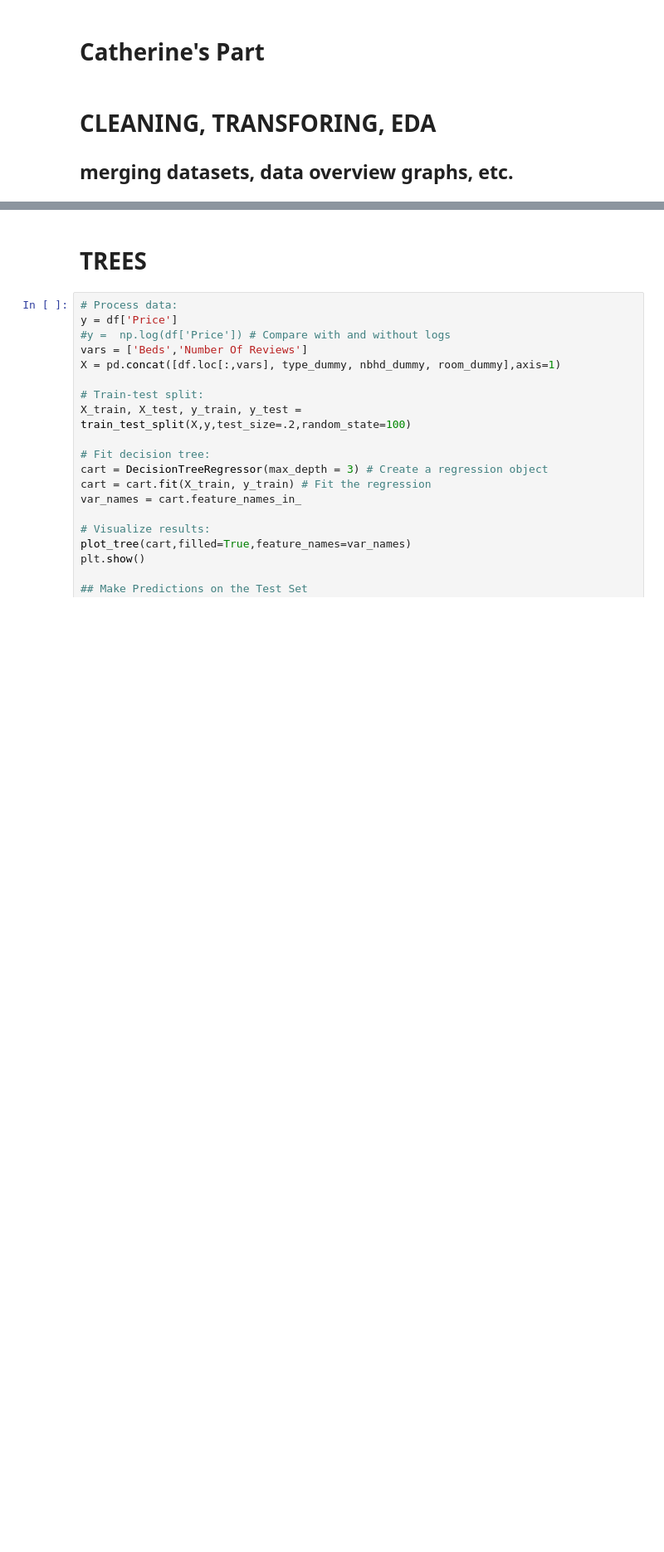
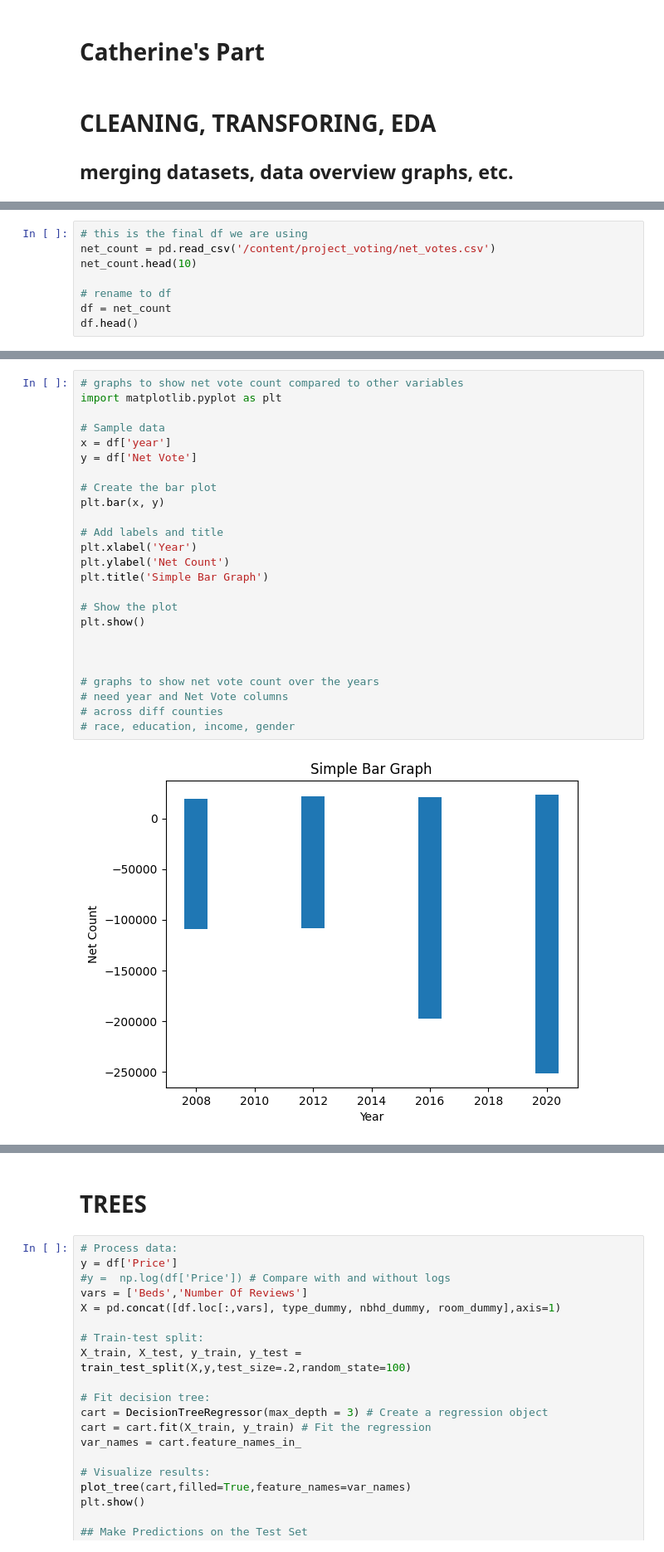
Before and after one commit to Catherine-Nguyen88/project_voting, a Jupyter notebook: Voting_Catherine's_Part.ipynb, the cells around one changed output, grey strips where cells are left out. Shown at 83% size. Cells and saved outputs as stored; diff of their text form; blank space fills up the shorter version.

```diff
--- a/Voting_Catherine's_Part.ipynb
+++ b/Voting_Catherine's_Part.ipynb
@@ -501,0 +68,8 @@ df['net_vote_count'] = df[Total Republican] = df[Total Democrat]
+# %%
+# this is the final df we are using
+net_count = pd.read_csv('/content/project_voting/net_votes.csv')
+net_count.head(10)
+
+# rename to df
+df = net_count
+df.head()
@@ -501,0 +84,27 @@ df['net_vote_count'] = df[Total Republican] = df[Total Democrat]
+# %%
+# graphs to show net vote count compared to other variables
+import matplotlib.pyplot as plt
+
+# Sample data
+x = df['year']
+y = df['Net Vote']
+
+# Create the bar plot
+plt.bar(x, y)
+
+# Add labels and title
+plt.xlabel('Year')
+plt.ylabel('Net Count')
+plt.title('Simple Bar Graph')
+
+# Show the plot
+plt.show()
+
+
+
+# graphs to show net vote count over the years
+# need year and Net Vote columns
+# across diff counties
+# race, education, income, gender
+# %% [output]
+[figure, added]
```
Also changed, not shown: parts of 39 cells of this notebook.
